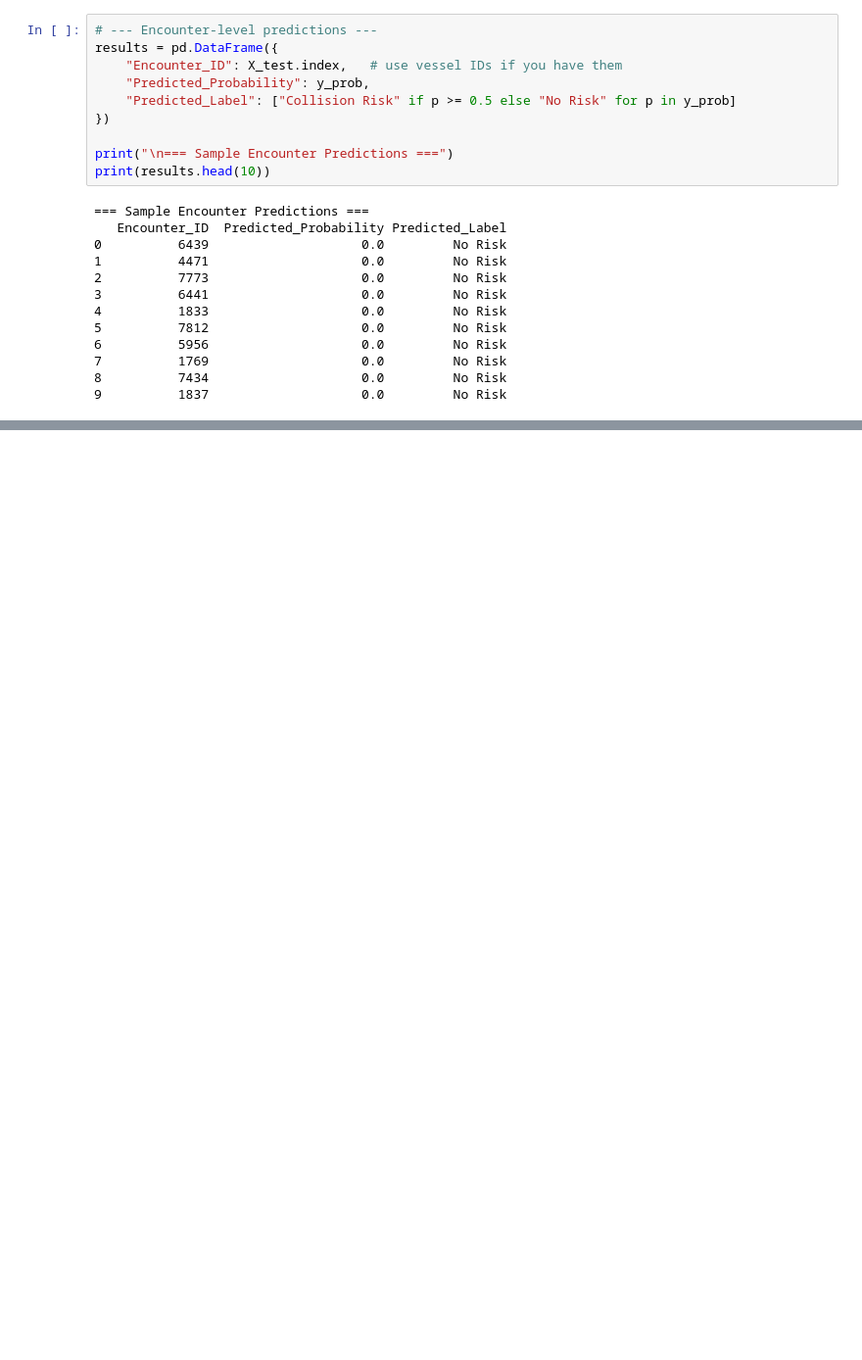
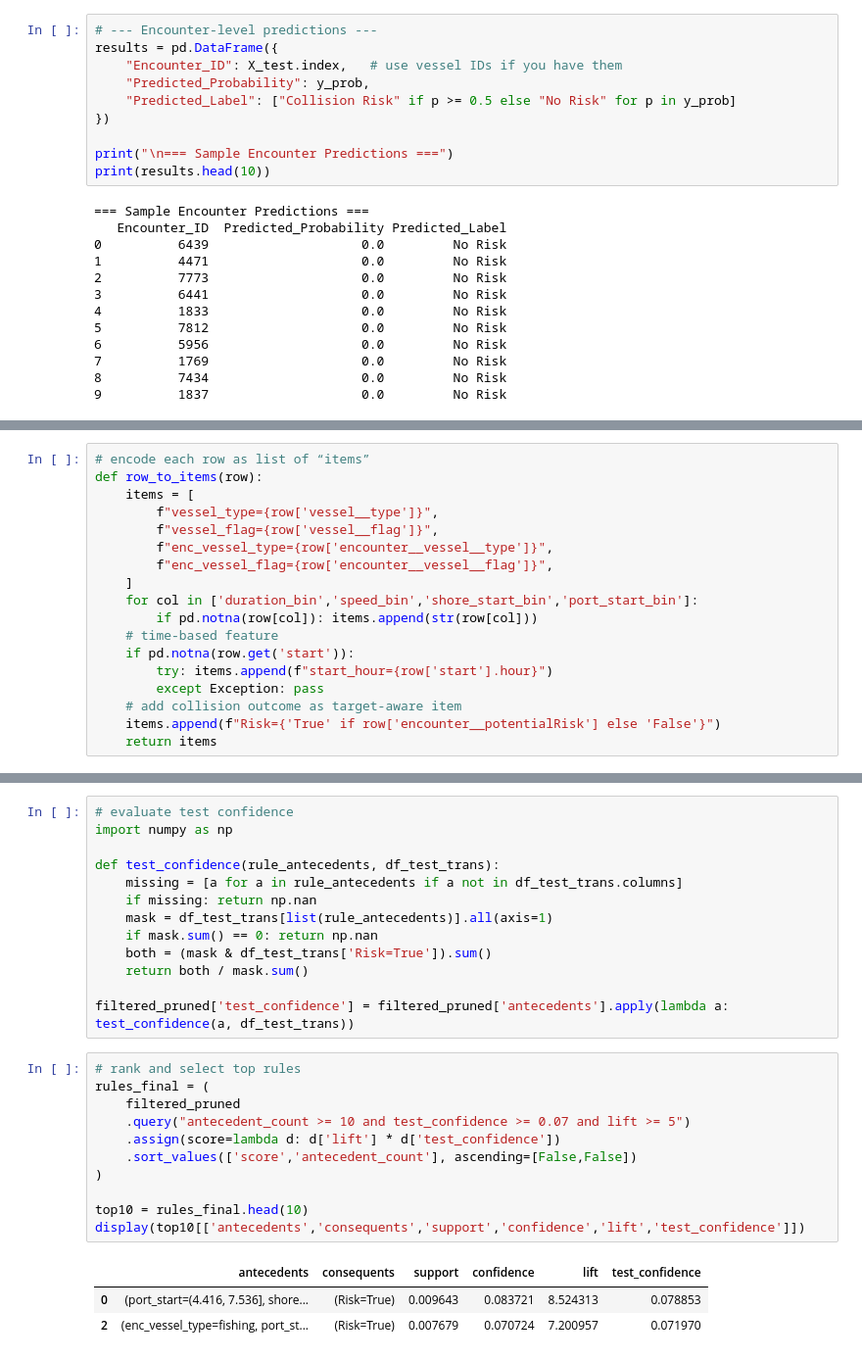
Before and after one commit to zuweii/datamining, a Jupyter notebook: collision.ipynb, the cells around one changed output, grey strips where cells are left out. Shown at 98% size. Saved outputs shown, nothing was run; the diff lists cells and outputs as text; blank space fills up the shorter version.

Commit message:
completed association for collision

```diff
--- a/collision.ipynb
+++ b/collision.ipynb
@@ -641,0 +376,18 @@ set(df['vessel__flag'].unique()) - set(df['vessel__flag'].value_counts().head(10
+# %%
+# encode each row as list of “items”
+def row_to_items(row):
+    items = [
+        f"vessel_type={row['vessel__type']}",
+        f"vessel_flag={row['vessel__flag']}",
+        f"enc_vessel_type={row['encounter__vessel__type']}",
+        f"enc_vessel_flag={row['encounter__vessel__flag']}",
+    ]
+    for col in ['duration_bin','speed_bin','shore_start_bin','port_start_bin']:
+        if pd.notna(row[col]): items.append(str(row[col]))
+    # time-based feature
+    if pd.notna(row.get('start')):
+        try: items.append(f"start_hour={row['start'].hour}")
+        except Exception: pass
+    # add collision outcome as target-aware item
+    items.append(f"Risk={'True' if row['encounter__potentialRisk'] else 'False'}")
+    return items
@@ -641,0 +448,28 @@ set(df['vessel__flag'].unique()) - set(df['vessel__flag'].value_counts().head(10
+# %%
+# evaluate test confidence
+import numpy as np
+
+def test_confidence(rule_antecedents, df_test_trans):
+    missing = [a for a in rule_antecedents if a not in df_test_trans.columns]
+    if missing: return np.nan
+    mask = df_test_trans[list(rule_antecedents)].all(axis=1)
+    if mask.sum() == 0: return np.nan
+    both = (mask & df_test_trans['Risk=True']).sum()
+    return both / mask.sum()
+
+filtered_pruned['test_confidence'] = filtered_pruned['antecedents'].apply(lambda a: test_confidence(a, df_test_trans))
+# %%
+# rank and select top rules
+rules_final = (
+    filtered_pruned
+    .query("antecedent_count >= 10 and test_confidence >= 0.07 and lift >= 5")
+    .assign(score=lambda d: d['lift'] * d['test_confidence'])
+    .sort_values(['score','antecedent_count'], ascending=[False,False])
+)
+
+top10 = rules_final.head(10)
+display(top10[['antecedents','consequents','support','confidence','lift','test_confidence']])
+# %% [output]
+|  | antecedents | consequents | support | confidence | lift | test_confidence |
+| 0 | (port_start=(4.416, 7.536], shore... | (Risk=True) | 0.009643 | 0.083721 | 8.524313 | 0.078853 |
+| 2 | (enc_vessel_type=fishing, port_st... | (Risk=True) | 0.007679 | 0.070724 | 7.200957 | 0.071970 |
```
Also changed, not shown: parts of 33 cells of this notebook, 1 other file.
